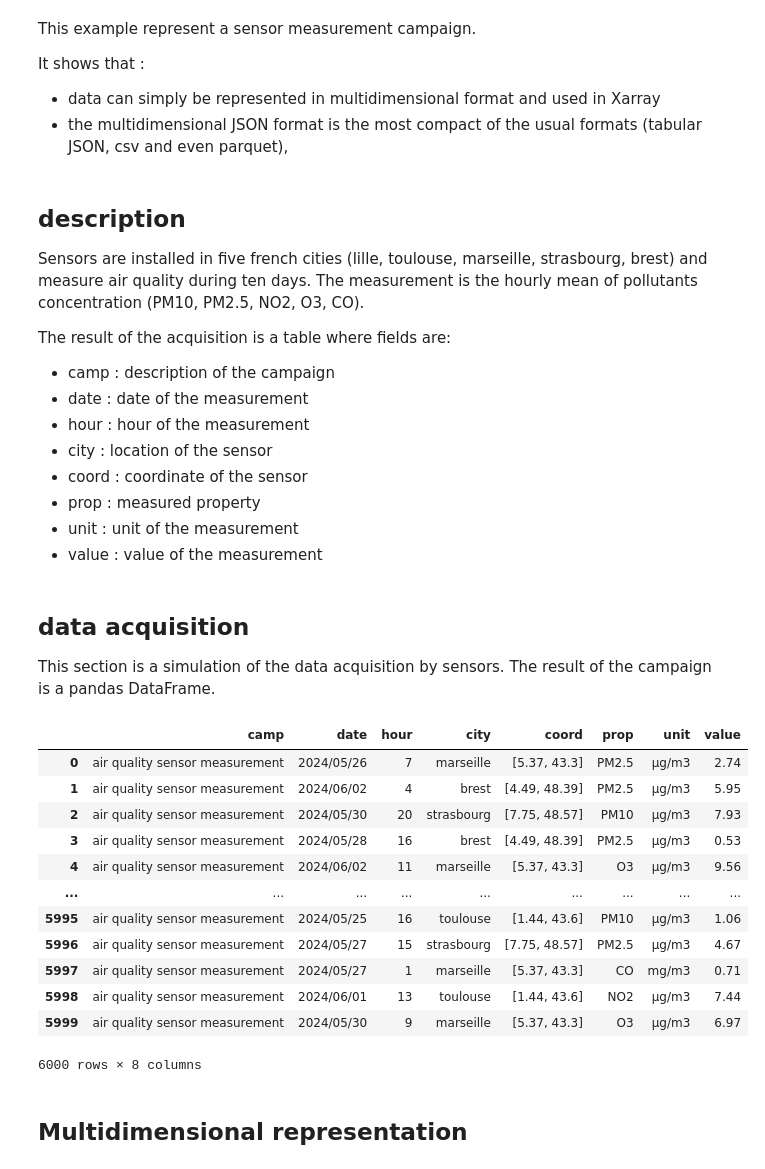
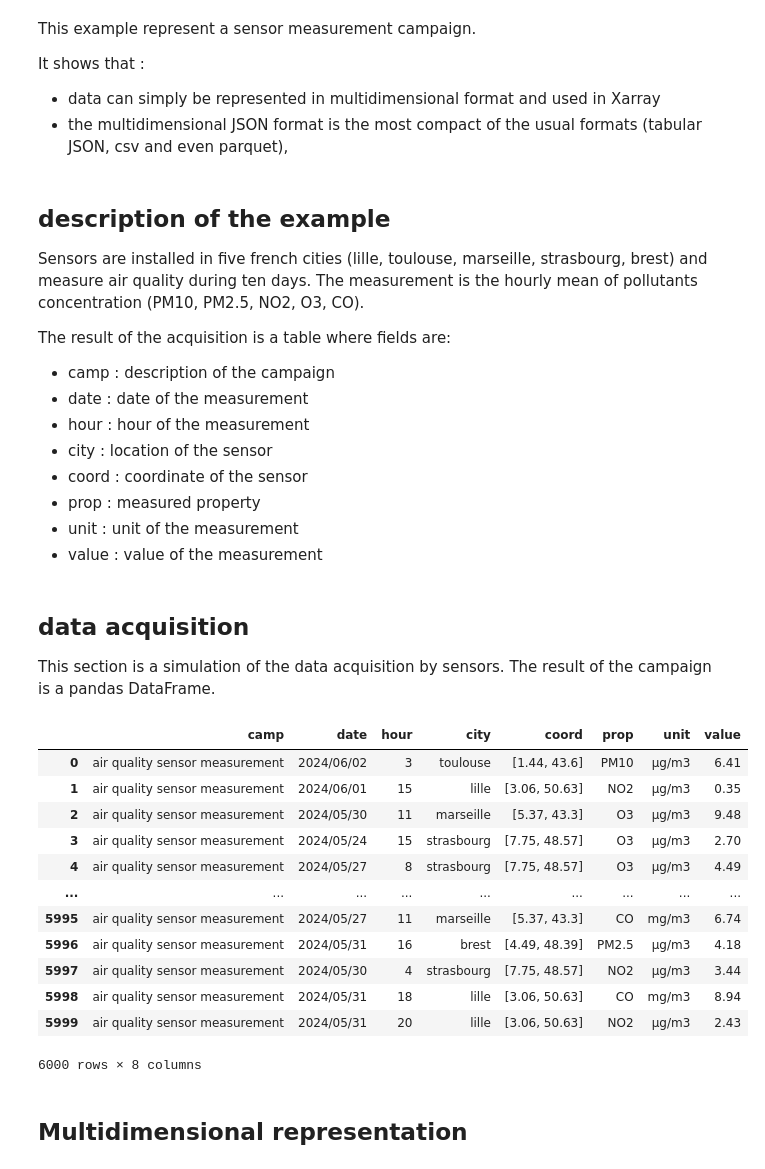
Before and after one commit to loco-philippe/ntv-pandas, a Jupyter notebook: example/example_xarray.ipynb, the cells around one changed output. Saved outputs shown, nothing was run; the diff lists cells and outputs as text; code cells hidden in the pictures.

Commit message:
example

```diff
--- a/example/example_xarray.ipynb
+++ b/example/example_xarray.ipynb
@@ -7,7 +7,7 @@ It shows that :
 - data can simply be represented in multidimensional format and used in Xarray
 - the multidimensional JSON format is the most compact of the usual formats (tabular JSON, csv and even parquet),
 # %% [markdown]
-## description
+## description of the example
 
 Sensors are installed in five french cities (lille, toulouse, marseille, strasbourg, brest) and measure air quality during ten days.
 The measurement is the hourly mean of pollutants concentration (PM10, PM2.5, NO2, O3, CO).
@@ -28,6 +28,9 @@ The result of the acquisition is a table where fields are:
 This section is a simulation of the data acquisition by sensors.
 The result of the campaign is a pandas DataFrame.
 # %%
+import os
+from random import random
+
 columns = ['camp', 'date', 'hour', 'city', 'coord', 'prop', 'unit', 'value']
 
 camp = 'air quality sensor measurement'
@@ -38,3 +41,11 @@ coordinates = ['[3.06, 50.63]', '[1.44, 43.6]', '[5.37, 43.3]', '[7.75, 48.57]',
 properties = ['PM10', 'PM2.5', 'NO2', 'O3', 'CO']
 units = ['µg/m3', 'µg/m3', 'µg/m3', 'µg/m3', 'mg/m3']
 hours = list(range(24))
+
+def data_acquisition(n_dates):
+    '''return a list of records for a set of dates defined by the n_dates parameter'''
+    return [(camp, date, hour, city, coord, prop, unit, round(random()*10, 2))
+             for city, coord in zip(cities, coordinates)
+                 for date in dates[:n_dates]
+                     for hour in hours
+                         for prop, unit in zip(properties, units) ]
@@ -51,21 +52,21 @@ for city, coord in zip(cities, coordinates):
 # %%
 import pandas as pd
 
-meas_df = pd.DataFrame(data, columns=columns).sample(frac=1).reset_index(drop=True)
-meas_df
+meas_df_10 = pd.DataFrame(data_acquisition(10), columns=columns).sample(frac=1).reset_index(drop=True)
+meas_df_10
 # %% [output]
 |  | camp | date | hour | city | coord | prop | unit | value |
-| 0 | air quality sensor measurement | 2024/05/26 | 7 | marseille | [5.37, 43.3] | PM2.5 | µg/m3 | 2.74 |
-| 1 | air quality sensor measurement | 2024/06/02 | 4 | brest | [4.49, 48.39] | PM2.5 | µg/m3 | 5.95 |
-| 2 | air quality sensor measurement | 2024/05/30 | 20 | strasbourg | [7.75, 48.57] | PM10 | µg/m3 | 7.93 |
-| 3 | air quality sensor measurement | 2024/05/28 | 16 | brest | [4.49, 48.39] | PM2.5 | µg/m3 | 0.53 |
-| 4 | air quality sensor measurement | 2024/06/02 | 11 | marseille | [5.37, 43.3] | O3 | µg/m3 | 9.56 |
+| 0 | air quality sensor measurement | 2024/06/02 | 3 | toulouse | [1.44, 43.6] | PM10 | µg/m3 | 6.41 |
+| 1 | air quality sensor measurement | 2024/06/01 | 15 | lille | [3.06, 50.63] | NO2 | µg/m3 | 0.35 |
+| 2 | air quality sensor measurement | 2024/05/30 | 11 | marseille | [5.37, 43.3] | O3 | µg/m3 | 9.48 |
+| 3 | air quality sensor measurement | 2024/05/24 | 15 | strasbourg | [7.75, 48.57] | O3 | µg/m3 | 2.70 |
+| 4 | air quality sensor measurement | 2024/05/27 | 8 | strasbourg | [7.75, 48.57] | O3 | µg/m3 | 4.49 |
 | ... | ... | ... | ... | ... | ... | ... | ... | ... |
-| 5995 | air quality sensor measurement | 2024/05/25 | 16 | toulouse | [1.44, 43.6] | PM10 | µg/m3 | 1.06 |
-| 5996 | air quality sensor measurement | 2024/05/27 | 15 | strasbourg | [7.75, 48.57] | PM2.5 | µg/m3 | 4.67 |
-| 5997 | air quality sensor measurement | 2024/05/27 | 1 | marseille | [5.37, 43.3] | CO | mg/m3 | 0.71 |
-| 5998 | air quality sensor measurement | 2024/06/01 | 13 | toulouse | [1.44, 43.6] | NO2 | µg/m3 | 7.44 |
-| 5999 | air quality sensor measurement | 2024/05/30 | 9 | marseille | [5.37, 43.3] | O3 | µg/m3 | 6.97 |
+| 5995 | air quality sensor measurement | 2024/05/27 | 11 | marseille | [5.37, 43.3] | CO | mg/m3 | 6.74 |
+| 5996 | air quality sensor measurement | 2024/05/31 | 16 | brest | [4.49, 48.39] | PM2.5 | µg/m3 | 4.18 |
+| 5997 | air quality sensor measurement | 2024/05/30 | 4 | strasbourg | [7.75, 48.57] | NO2 | µg/m3 | 3.44 |
+| 5998 | air quality sensor measurement | 2024/05/31 | 18 | lille | [3.06, 50.63] | CO | mg/m3 | 8.94 |
+| 5999 | air quality sensor measurement | 2024/05/31 | 20 | lille | [3.06, 50.63] | NO2 | µg/m3 | 2.43 |
 6000 rows × 8 columns
 # %% [markdown]
 ## Multidimensional representation
```
Also changed, not shown: parts of 16 cells of this notebook, 2 other files.
